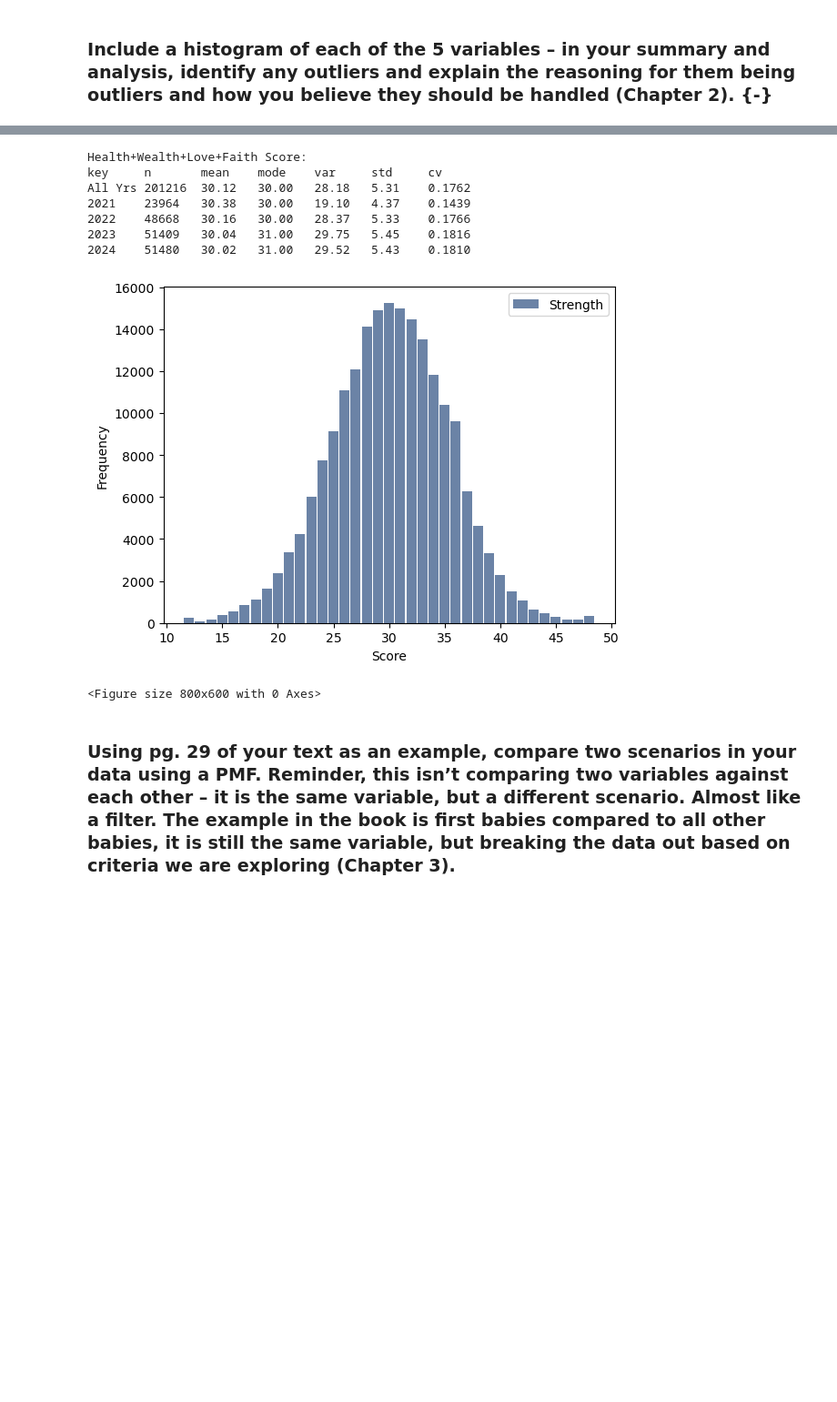
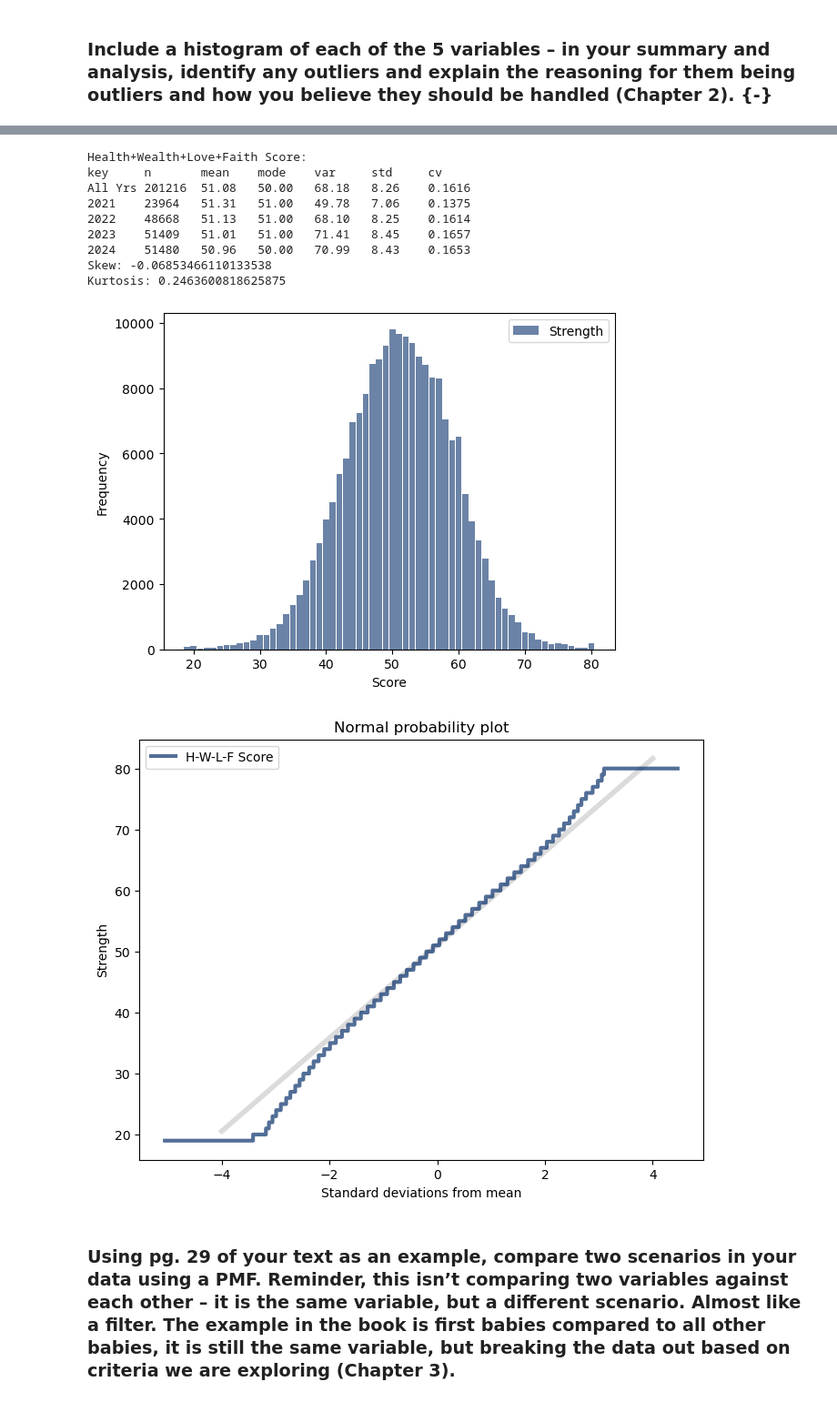
Before and after one commit to jeffbaronp3/BARON_DSC530_TermProject, a Jupyter notebook: BARON_DSC530_TermProject.ipynb, the cells around one changed output, grey strips where cells are left out. Shown at 91% size. Drawn from its saved outputs; the diff is of its cells as text; code cells hidden in the pictures; blank space fills up the shorter version.

```diff
--- a/BARON_DSC530_TermProject.ipynb
+++ b/BARON_DSC530_TermProject.ipynb
@@ -167,7 +172,17 @@ X85  0.085618              I attend religious services regularly
 # %%
 data["Wave"] = [int(x)-81 for x in first["RespID"].str[:2]]
 data["Happy"] = first["Happy"]
-data["Politics"] = first["Politics"]
+data["Strength"] = data.Health + data.Wealth + data.Love + data.Faith
+
+# Note: Political Outloook in the study is measured on a five point scale.  I've randomly assigned 50% of "Middle of the Road" people
+# to each of the polar groups.
+
+nMOR = len(first[first.Politics == 3])
+data["rand"] = np.random.rand(len(data))
+data["Politics"] = first.Politics
+data["Politics"][(data.Politics == 3) & (data.rand < 0.5)] = 4
+data["Politics"][data.Politics == 3] = 2
+data = data.drop(columns = ["rand"])
 
 print(data.head(10))
 # %% [output]
@@ -271,19 +305,42 @@ All Yrs 201216  3.07    3.00    0.64    0.80    0.2609
 # %%
-data["strength"] = data.Health + data.Wealth + data.Love + data.Faith
-Summarize(data,"strength","Health+Wealth+Love+Faith Score:")
-hist = thinkstats2.Hist(data.strength, label='Strength')
+# Plot a histogram and analytical distribtion of the combined "Strength" score
+# Note: I did these out of book order here and in the presentation for the purpose of introducing the strength score
+# which is used in the next few slides.
+
+Summarize(data,"Strength","Health+Wealth+Love+Faith Score:")
+print("Skew:", data.Strength.skew())
+print("Kurtosis:", data.Strength.kurtosis())
+hist = thinkstats2.Hist(data.Strength, label='Strength')
 thinkplot.Hist(hist)
 thinkplot.Show(xlabel='Score', ylabel='Frequency')
+
+mean, var = thinkstats2.TrimmedMeanVar(data.Strength, p=0.01)
+std = np.sqrt(var)
+
+xs = [-4, 4]
+fxs, fys = thinkstats2.FitLine(xs, mean, std)
+thinkplot.Plot(fxs, fys, linewidth=4, color="0.8")
+
+xs, ys = thinkstats2.NormalProbability(data.Strength)
+thinkplot.Plot(xs, ys, label="H-W-L-F Score")
+
+thinkplot.Config(
+    title="Normal probability plot",
+    xlabel="Standard deviations from mean",
+    ylabel="Strength",
+)
 # %% [output]
 Health+Wealth+Love+Faith Score:
 key     n       mean    mode    var     std     cv
-All Yrs 201216  30.12   30.00   28.18   5.31    0.1762
-2021    23964   30.38   30.00   19.10   4.37    0.1439
-2022    48668   30.16   30.00   28.37   5.33    0.1766
-2023    51409   30.04   31.00   29.75   5.45    0.1816
-2024    51480   30.02   31.00   29.52   5.43    0.1810
+All Yrs 201216  51.08   50.00   68.18   8.26    0.1616
+2021    23964   51.31   51.00   49.78   7.06    0.1375
+2022    48668   51.13   51.00   68.10   8.25    0.1614
+2023    51409   51.01   51.00   71.41   8.45    0.1657
+2024    51480   50.96   50.00   70.99   8.43    0.1653
+Skew: -0.06853466110133538
+Kurtosis: 0.2463600818625875
-[figure, old version]
+[figure, new version]
-<Figure size 800x600 with 0 Axes>
+[figure, added]
 # %% [markdown]
 ### Using pg. 29 of your text as an example, compare two scenarios in your data using a PMF. Reminder, this isn’t comparing two variables against each other – it is the same variable, but a different scenario. Almost like a filter. The example in the book is first babies compared to all other babies, it is still the same variable, but breaking the data out based on criteria we are exploring (Chapter 3).
 # %%
```
Also changed, not shown: parts of 16 cells of this notebook, 4 other files.
